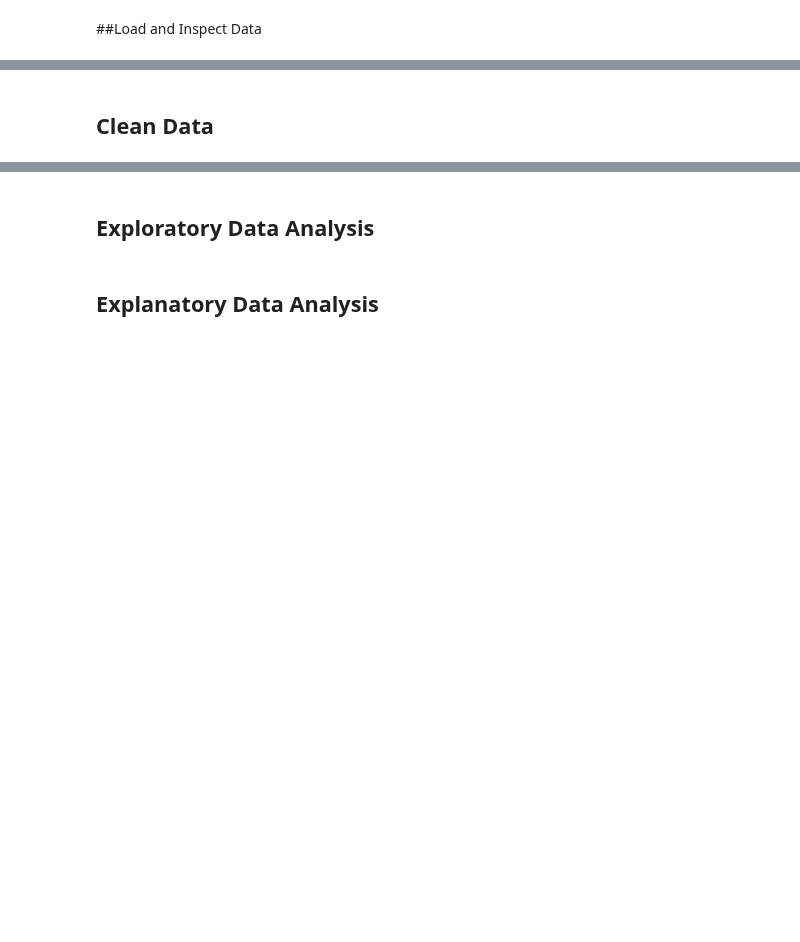
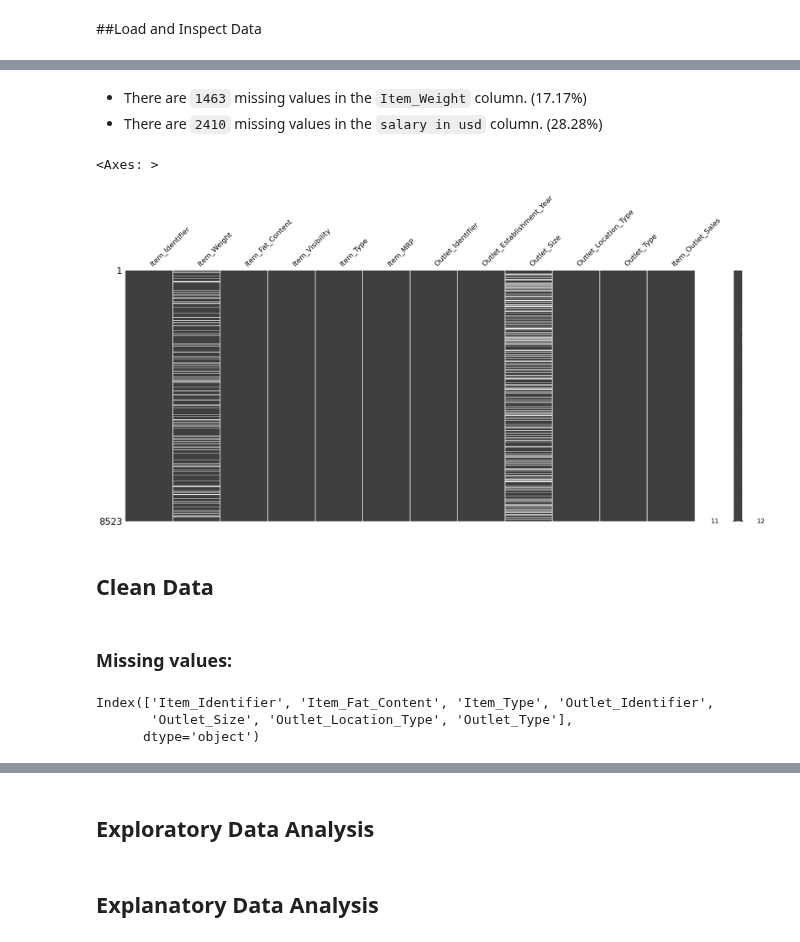
Before and after one commit to Nelette73/Prediction-of-Product-Sales, a Jupyter notebook: Prediction_of_Product_Sales.ipynb, the cells around one changed output, grey strips where cells are left out. Saved outputs shown, nothing was run; the diff lists cells and outputs as text; code cells hidden in the pictures; blank space fills up the shorter version.

```diff
--- a/Prediction_of_Product_Sales.ipynb
+++ b/Prediction_of_Product_Sales.ipynb
@@ -9,0 +16,5 @@
+# %%
+fname="/content/drive/MyDrive/StudentFolders16wk20wk/CodingDojo/01-Fundamentals/Week02/Data/sales_predictions_2023.csv"
+
+import pandas as pd
+df_sales = pd.read_csv(fname)
@@ -10,2 +122,11 @@
+# %% [markdown]
+  - There are `1463` missing values in the `Item_Weight` column. (17.17%)
+  - There are `2410` missing values in the `salary in usd` column. (28.28%)
+# %%
+import missingno as msno
+msno.matrix(df_sales)
+# %% [output]
+<Axes: >
+[figure, added]
 # %% [markdown]
 ## Clean Data
@@ -11,0 +138,9 @@
+# %% [markdown]
+### Missing values:
+# %%
+cat_cols = df_sales_clean.select_dtypes('object').columns
+cat_cols
+# %% [output]
+Index(['Item_Identifier', 'Item_Fat_Content', 'Item_Type', 'Outlet_Identifier',
+       'Outlet_Size', 'Outlet_Location_Type', 'Outlet_Type'],
+      dtype='object')
```
Also changed, not shown: parts of 30 cells of this notebook.
